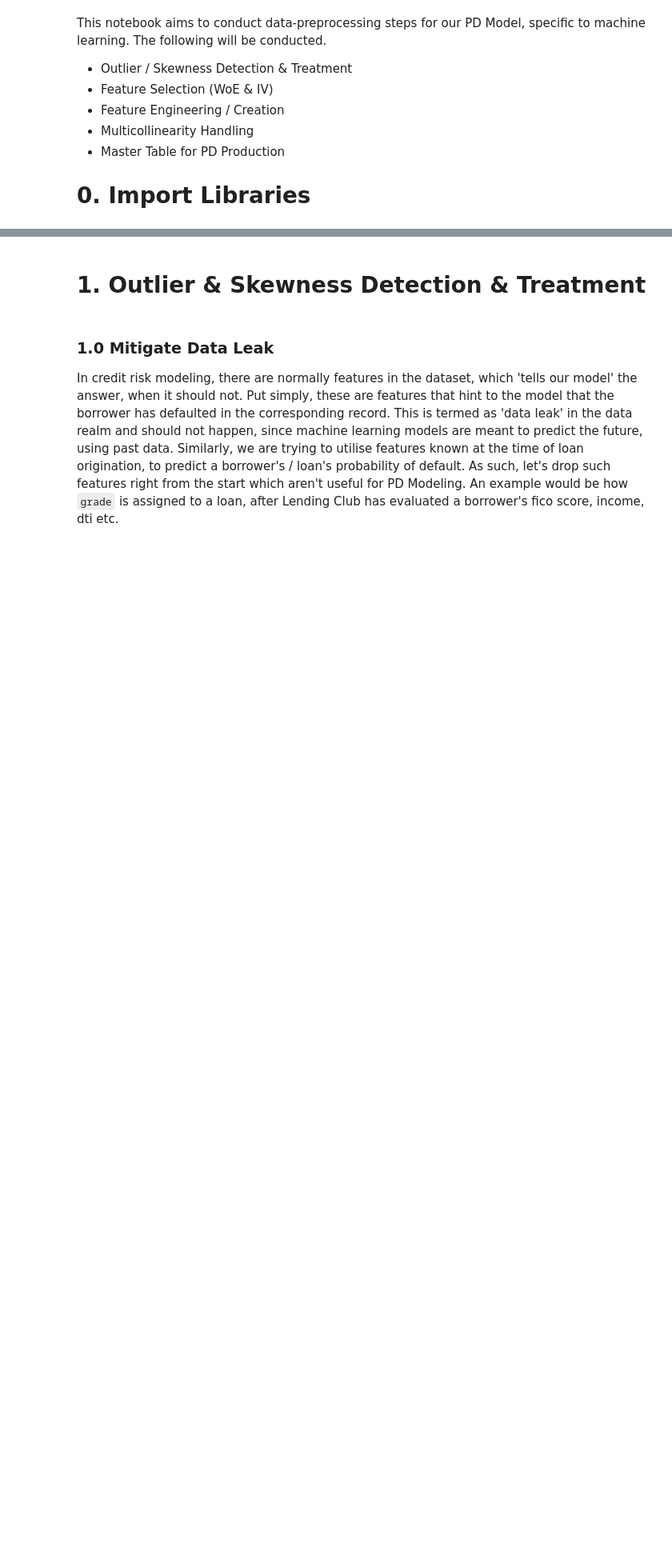
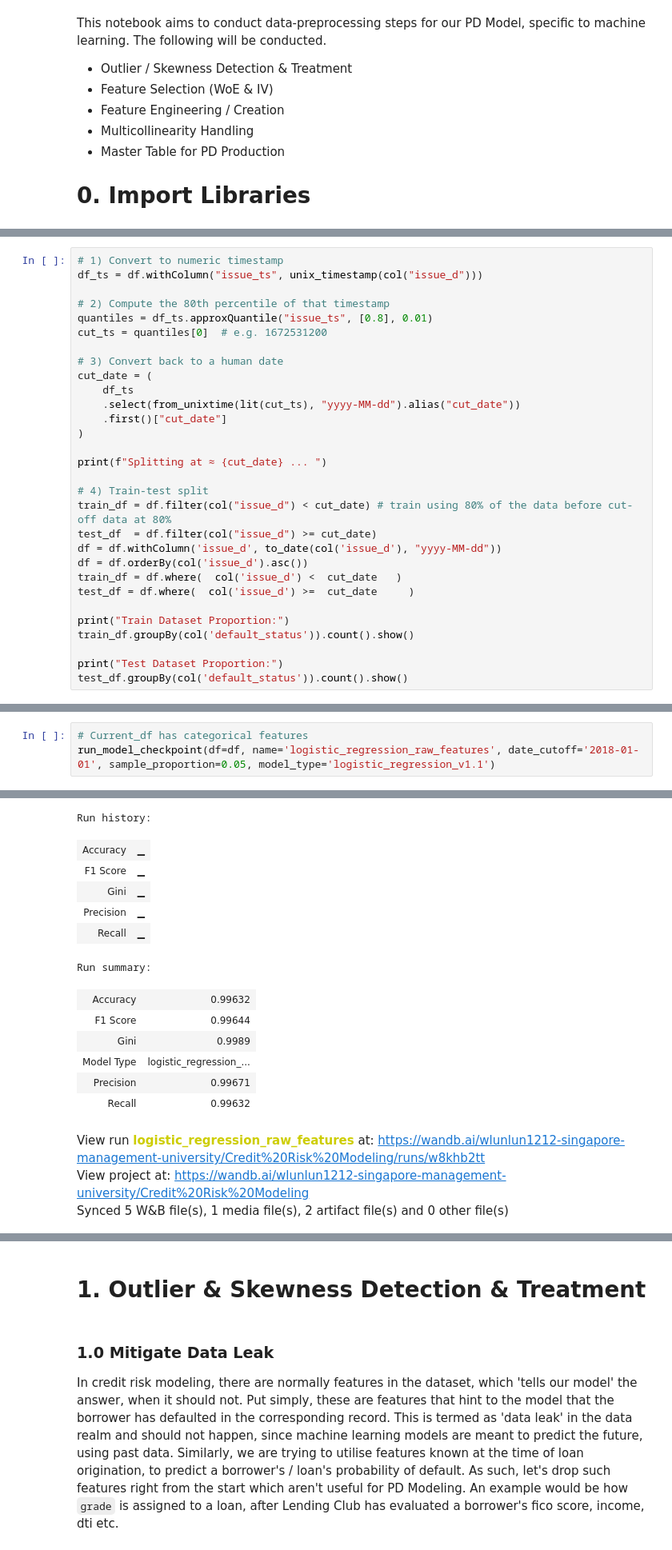
Before and after one commit to luuuneytunes12/Credit-Risk-Modeling-PySpark, a Jupyter notebook: notebooks/4. PD Model Building (I).ipynb, the cells around one changed output, grey strips where cells are left out. Shown at 80% size. Saved outputs shown, nothing was run; the diff lists cells and outputs as text; blank space fills up the shorter version.

```diff
--- a/notebooks/4. PD Model Building (I).ipynb
+++ b/notebooks/4. PD Model Building (I).ipynb
@@ -199,0 +86,30 @@ df.limit(10).toPandas()
+# %%
+# 1) Convert to numeric timestamp
+df_ts = df.withColumn("issue_ts", unix_timestamp(col("issue_d")))
+
+# 2) Compute the 80th percentile of that timestamp
+quantiles = df_ts.approxQuantile("issue_ts", [0.8], 0.01)
+cut_ts = quantiles[0]  # e.g. 1672531200
+
+# 3) Convert back to a human date
+cut_date = (
+    df_ts
+    .select(from_unixtime(lit(cut_ts), "yyyy-MM-dd").alias("cut_date"))
+    .first()["cut_date"]
+)
+
+print(f"Splitting at ≈ {cut_date} ... ")
+
+# 4) Train-test split
+train_df = df.filter(col("issue_d") < cut_date) # train using 80% of the data before cut-off data at 80%
+test_df  = df.filter(col("issue_d") >= cut_date)
+df = df.withColumn('issue_d', to_date(col('issue_d'), "yyyy-MM-dd"))
+df = df.orderBy(col('issue_d').asc())
+train_df = df.where(  col('issue_d') <  cut_date   )
+test_df = df.where(  col('issue_d') >=  cut_date     )
+
+print("Train Dataset Proportion:")
+train_df.groupBy(col('default_status')).count().show()
+
+print("Test Dataset Proportion:")
+test_df.groupBy(col('default_status')).count().show()
@@ -199,0 +333,4 @@ df.limit(10).toPandas()
+# %%
+# Current_df has categorical features
+run_model_checkpoint(df=df, name='logistic_regression_raw_features', date_cutoff='2018-01-01', sample_proportion=0.05, model_type='logistic_regression_v1.1')
+# %% [output]
@@ -199,0 +344,16 @@ df.limit(10).toPandas()
+Run history:
+| Accuracy | ▁ |
+| F1 Score | ▁ |
+| Gini | ▁ |
+| Precision | ▁ |
+| Recall | ▁ |
+Run summary:
+| Accuracy | 0.99632 |
+| F1 Score | 0.99644 |
+| Gini | 0.9989 |
+| Model Type | logistic_regression_... |
+| Precision | 0.99671 |
+| Recall | 0.99632 |
+View run logistic_regression_raw_features at: https://wandb.ai/wlunlun1212-singapore-management-university/Credit%20Risk%20Modeling/runs/w8khb2tt
+View project at: https://wandb.ai/wlunlun1212-singapore-management-university/Credit%20Risk%20Modeling
+Synced 5 W&B file(s), 1 media file(s), 2 artifact file(s) and 0 other file(s)
```
Also changed, not shown: parts of 11 cells of this notebook, 6 other files.
